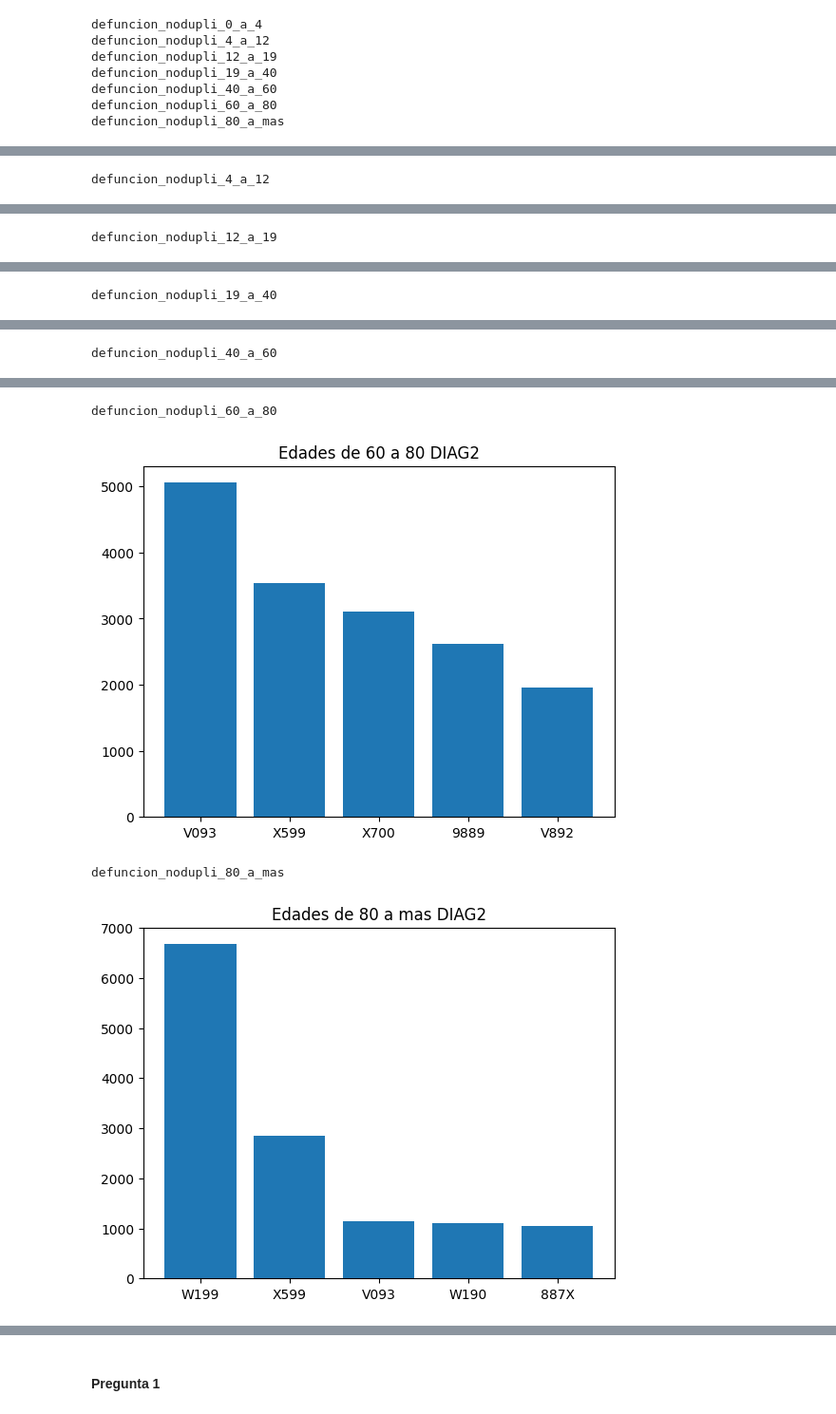
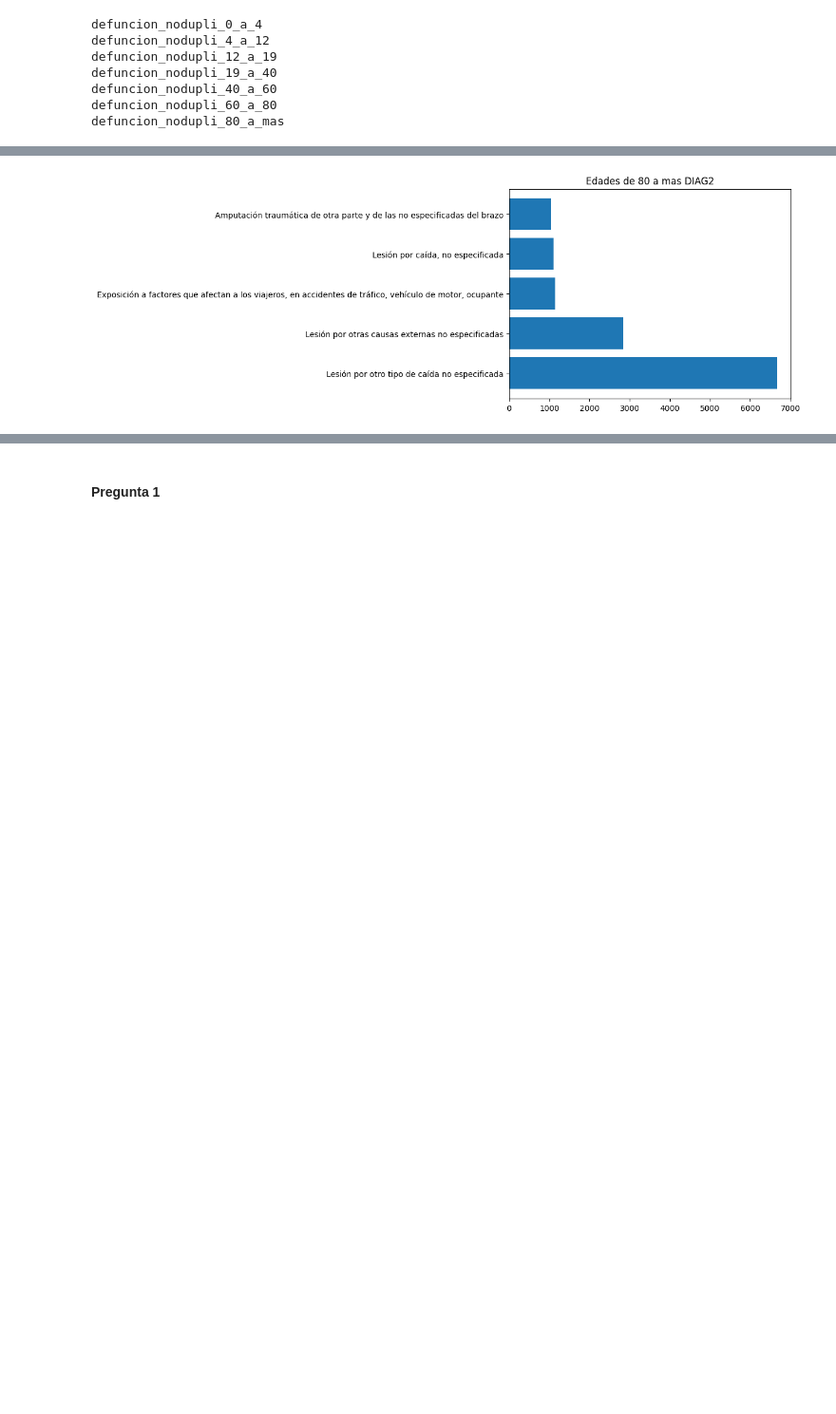
Before and after one commit to siwikiwi/ATDC--imt2200, a Jupyter notebook: proyecto_inicial.ipynb, the cells around one changed output, grey strips where cells are left out. Shown at 95% size. Drawn from its saved outputs; the diff is of its cells as text; code cells hidden in the pictures; blank space fills up the shorter version.

```diff
--- a/proyecto_inicial.ipynb
+++ b/proyecto_inicial.ipynb
@@ -214,11 +214,50 @@ defuncion_nodupli_19_a_40
 defuncion_nodupli_40_a_60
 defuncion_nodupli_60_a_80
 defuncion_nodupli_80_a_mas
+# %%
+enfermedades = {
+    "P072": "Absceso de las vías respiratorias, no especificado",
+    "485X": "Neumonía bacteriana, no especificada",
+    "7650": "Lesión cerebral traumática, no especificada",
+    "9349": "Daño a la piel y tejidos subcutáneos, no especificado",
+    "P220": "Hipoxia neonatal debido a parto difícil",
+    "S069": "Lesión cerebral traumática, no especificada",
+    "G809": "Trastorno cerebral no especificado",
+    "T751": "Intoxicación por otras sustancias",
+    "C910": "Linfoma no Hodgkin, no especificado",
+    "8540": "Hemorragia intracraneal, no especificada",
+    "T71X": "Asfixia por sumersión, no especificada",
+    "T07X": "Lesiones no especificadas",
+    "I219": "Infarto de miocardio no especificado",
+    "C169": "Neoplasia maligna del estómago, no especificada",
+    "C349": "Neoplasia maligna del pulmón, no especificada",
+    "C509": "Neoplasia maligna de la mama, no especificada",
+    "I64X": "Accidente cerebrovascular, no especificado",
+    "C61X": "Neoplasia maligna de la próstata, no especificada",
+    "J189": "Neumonía bacteriana, no especificada",
+    "F03X": "Trastorno cognitivo, no especificado",
+    "I10X": "Hipertensión esencial, no especificada",
+    "911X": "Lesión en accidente de tráfico, no especificada",
+    "984X": "Lesión por accidente, no especificada",
+    "9839": "Otras lesiones externas, no especificadas",
+    "V093": "Exposición a factores que afectan a los viajeros, en accidentes de tráfico, vehículo de motor, ocupante",
+    "W748": "Lesión por accidente de transporte, no especificado",
+    "V892": "Exposición a factores que afectan a los viajeros, en accidentes de tráfico, no especificado",
+    "9889": "Otra causa externa de morbilidad y mortalidad no especificada",
+    "X000": "Exposición a factores de riesgo, no especificados",
+    "X700":	"LESION AUTOINFLIGIDA INTENCIONALMENTE POR AHORCAMIENTO, ESTRANGULAMIENTO O SOFOCACION, EN VIVIENDA",
+    "X709": "Exposición a factores que afectan a los viajeros, accidente no especificado",
+    "X599": "Lesión por otras causas externas no especificadas",
+    "W199": "Lesión por otro tipo de caída no especificada",
+    "W190": "Lesión por caída, no especificada",
+    "887X": "Amputación traumática de otra parte y de las no especificadas del brazo",
+    "9947": "Asfixia debida a la obstrucción de las vías respiratorias por un objeto extraño"
+}
 # %%
 #Graficamos todos los diag2
 for i in lista_tops_edades_diag_2:
-    plt.bar(i["DIAG2"], i[0])
-    print(i.name)
+    i['DIAG2'] = i['DIAG2'].replace(enfermedades)
+    plt.barh(i["DIAG2"], i[0])
     plt.title("Edades de " + i.name.split("_")[2] + " a " + i.name.split("_")[4] + " DIAG2")
     plt.show()
 # %% [output]
@@ -227 +274,0 @@ defuncion_nodupli_0_a_4
-defuncion_nodupli_4_a_12
@@ -229 +274,0 @@ defuncion_nodupli_4_a_12
-defuncion_nodupli_12_a_19
@@ -231 +274,0 @@ defuncion_nodupli_12_a_19
-defuncion_nodupli_19_a_40
@@ -233 +274,0 @@ defuncion_nodupli_19_a_40
-defuncion_nodupli_40_a_60
@@ -235,7 +275,4 @@ defuncion_nodupli_40_a_60
-defuncion_nodupli_60_a_80
-[figure, old version]
-defuncion_nodupli_80_a_mas
-[figure, old version]
+[figure, new version]
 # %%
 #Graficamos todos los diag 1
 for i in lista_tops_edades:
```
Also changed, not shown: parts of 15 cells of this notebook.
